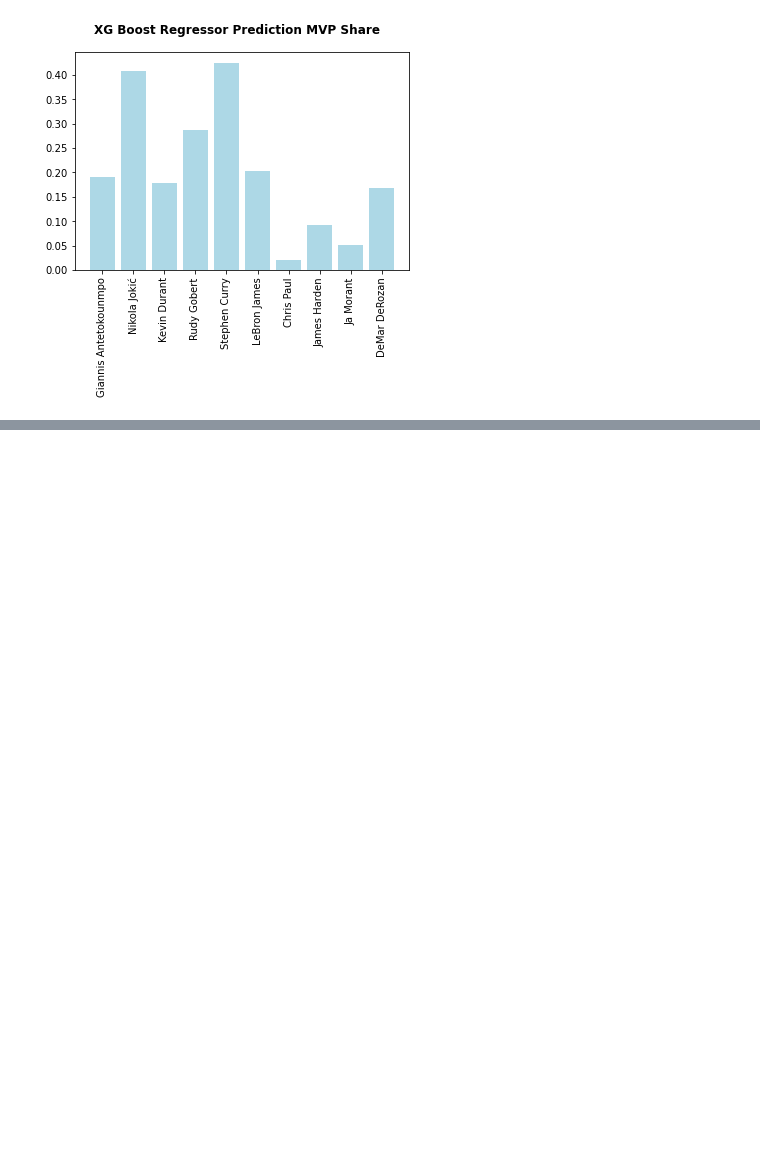
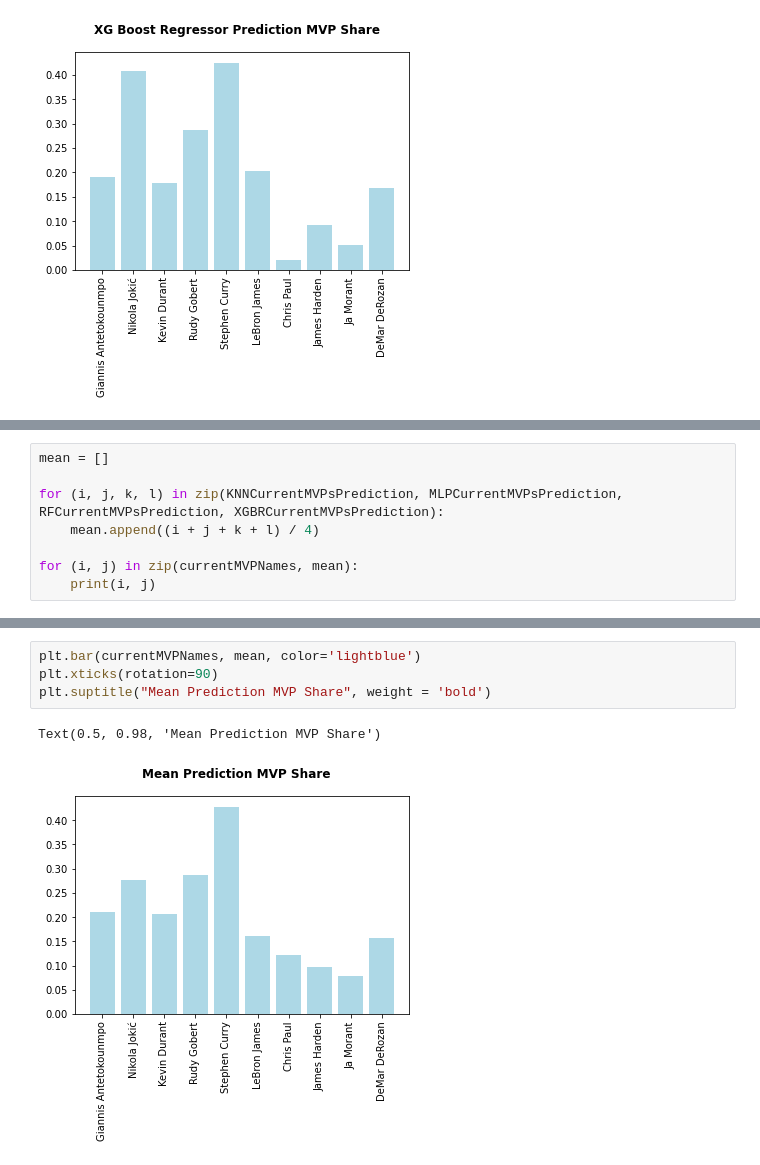
Before and after one commit to shehanbandara/PredictNBAMVP, a Jupyter notebook: main.ipynb, the cells around one changed output, grey strips where cells are left out. Saved outputs shown, nothing was run; the diff lists cells and outputs as text; blank space fills up the shorter version.

Commit message:
Mean prediction
Mean prediction

```diff
--- a/main.ipynb
+++ b/main.ipynb
@@ -225,0 +228,8 @@ Text(0.5, 0.98, 'XG Boost Regressor Prediction MVP Share')
+# %%
+mean = []
+
+for (i, j, k, l) in zip(KNNCurrentMVPsPrediction, MLPCurrentMVPsPrediction, RFCurrentMVPsPrediction, XGBRCurrentMVPsPrediction):
+    mean.append((i + j + k + l) / 4)
+
+for (i, j) in zip(currentMVPNames, mean):
+    print(i, j)
@@ -225,0 +247,7 @@ Text(0.5, 0.98, 'XG Boost Regressor Prediction MVP Share')
+# %%
+plt.bar(currentMVPNames, mean, color='lightblue')
+plt.xticks(rotation=90)
+plt.suptitle("Mean Prediction MVP Share", weight = 'bold')
+# %% [output]
+Text(0.5, 0.98, 'Mean Prediction MVP Share')
+[figure, added]
```
Also changed, not shown: parts of 2 cells of this notebook.
